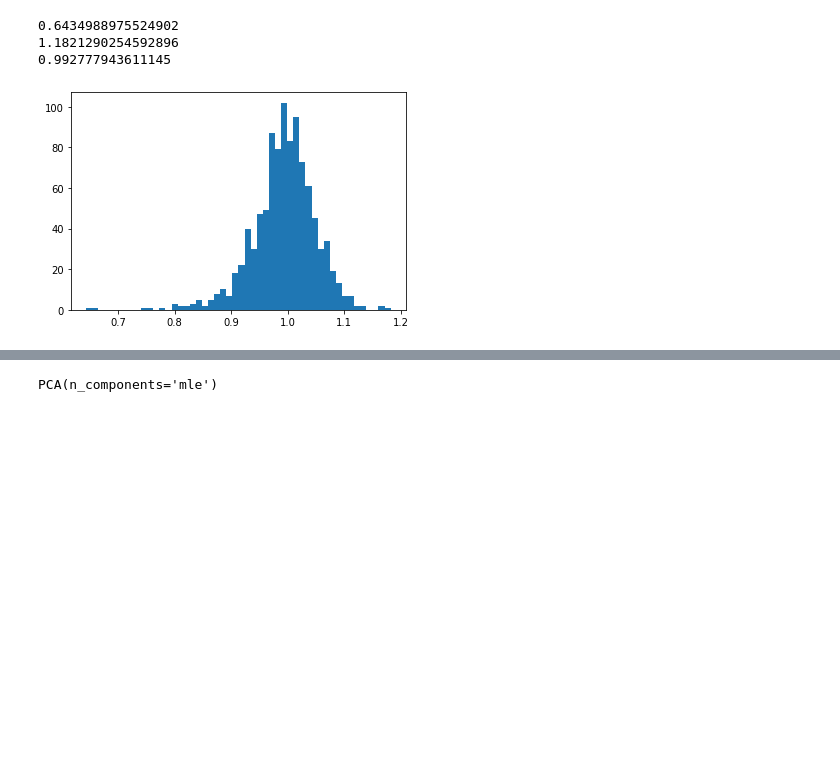
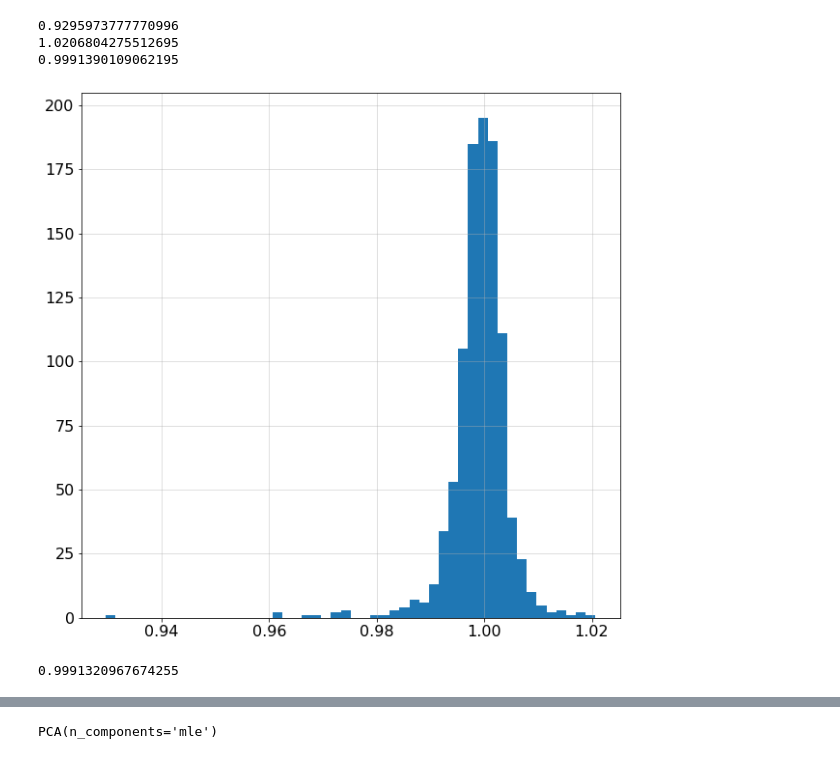
Before and after one commit to GBATZOLIS/conditional_score_diffusion, a Jupyter notebook: sample_from_trained.ipynb, the cells around one changed output, grey strips where cells are left out. Drawn from its saved outputs; the diff is of its cells as text; code cells hidden in the pictures; blank space fills up the shorter version.

```diff
--- a/sample_from_trained.ipynb
+++ b/sample_from_trained.ipynb
@@ -15,12 +15,13 @@ n_spheres = 2
 log_path =f'logs/ksphere/dim_{dim}/n_{n_spheres}/'
 #log_name = 've_sig_0.01_4.0'
 #log_name = 've_big_sig_0.01_4.0'
-log_name = 'spearated_big_sig_0.01_4.0'
+log_name = 'along_axis_wide'
 
 config_path = log_path + log_name + '/config.pkl'
 with open(config_path, 'rb') as file:
     config = pickle.load(file)
-config.model.checkpoint_path = log_path  + log_name + "/checkpoints/best/last.ckpt"
+#config.model.checkpoint_path = log_path  + log_name + "/checkpoints/best/last.ckpt"
+config.model.checkpoint_path = 'logs/ksphere/dim_10/n_2/along_axis_wide/checkpoints/best/epoch=17550--eval_loss_epoch=35.211.ckpt'
 config.logging.log_path = log_path
 config.logging.log_name = log_name
 
@@ -49,12 +50,20 @@ print(torch.linalg.norm(samples, dim=1).min().item())
 print(torch.linalg.norm(samples, dim=1).max().item())
 print(torch.linalg.norm(samples, dim=1).mean().item())
 # %% [output]
-0.6434988975524902
-1.1821290254592896
-0.992777943611145
+0.9295973777770996
+1.0206804275512695
+0.9991390109062195
 # %%
 norms=torch.linalg.norm(samples, dim=1).numpy()
+plt.figure(figsize=(10,10))
+plt.grid(alpha=0.5)
 plt.hist(norms, bins=50)
 plt.show()
 # %% [output]
-[figure, old version]
+[figure, new version]
+# %%
+samples_zero = samples.clone()
+samples_zero[torch.abs(samples)< 1e-3] =0
+print(torch.linalg.norm(samples_zero, dim=1).mean().item())
+# %% [output]
+0.9991320967674255
```
Also changed, not shown: parts of 10 cells of this notebook, 18 other files.
